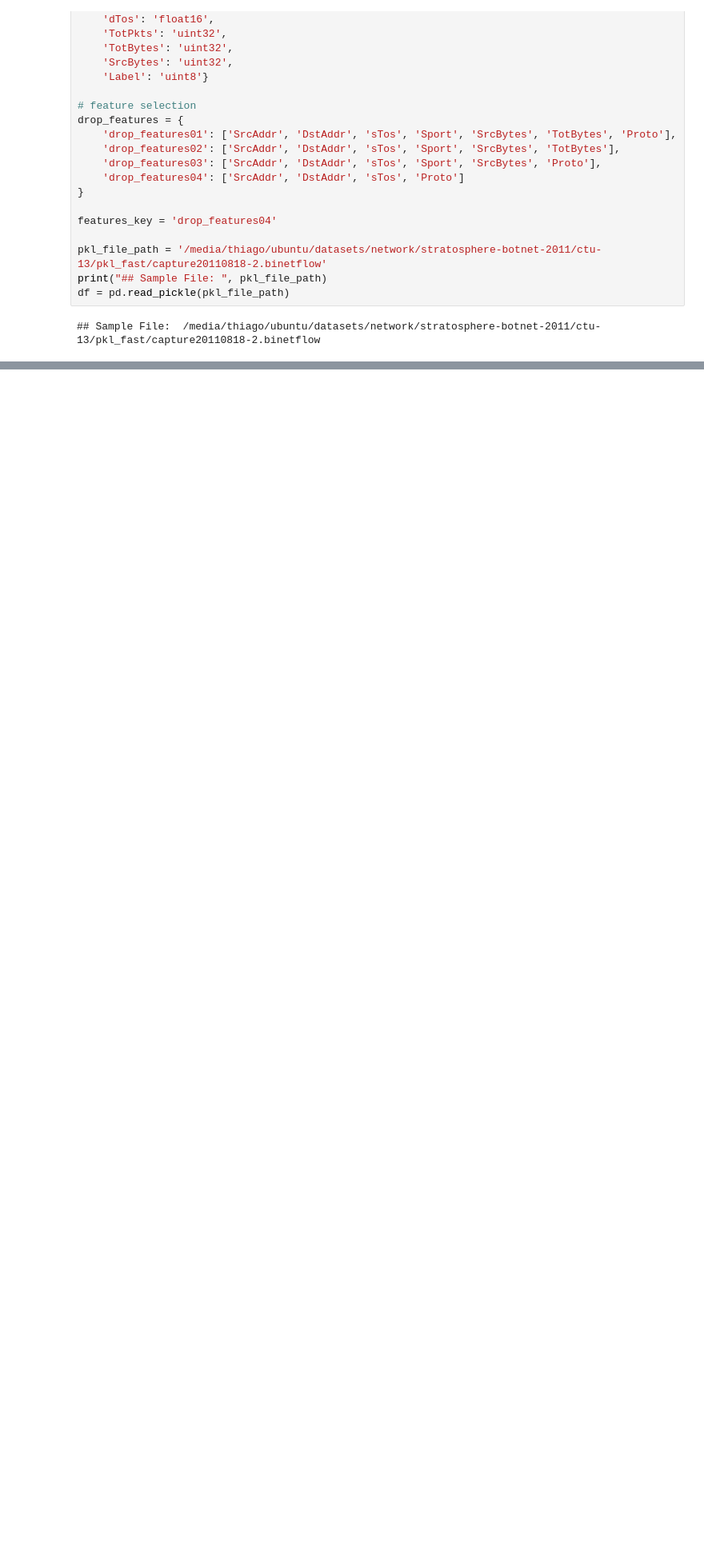
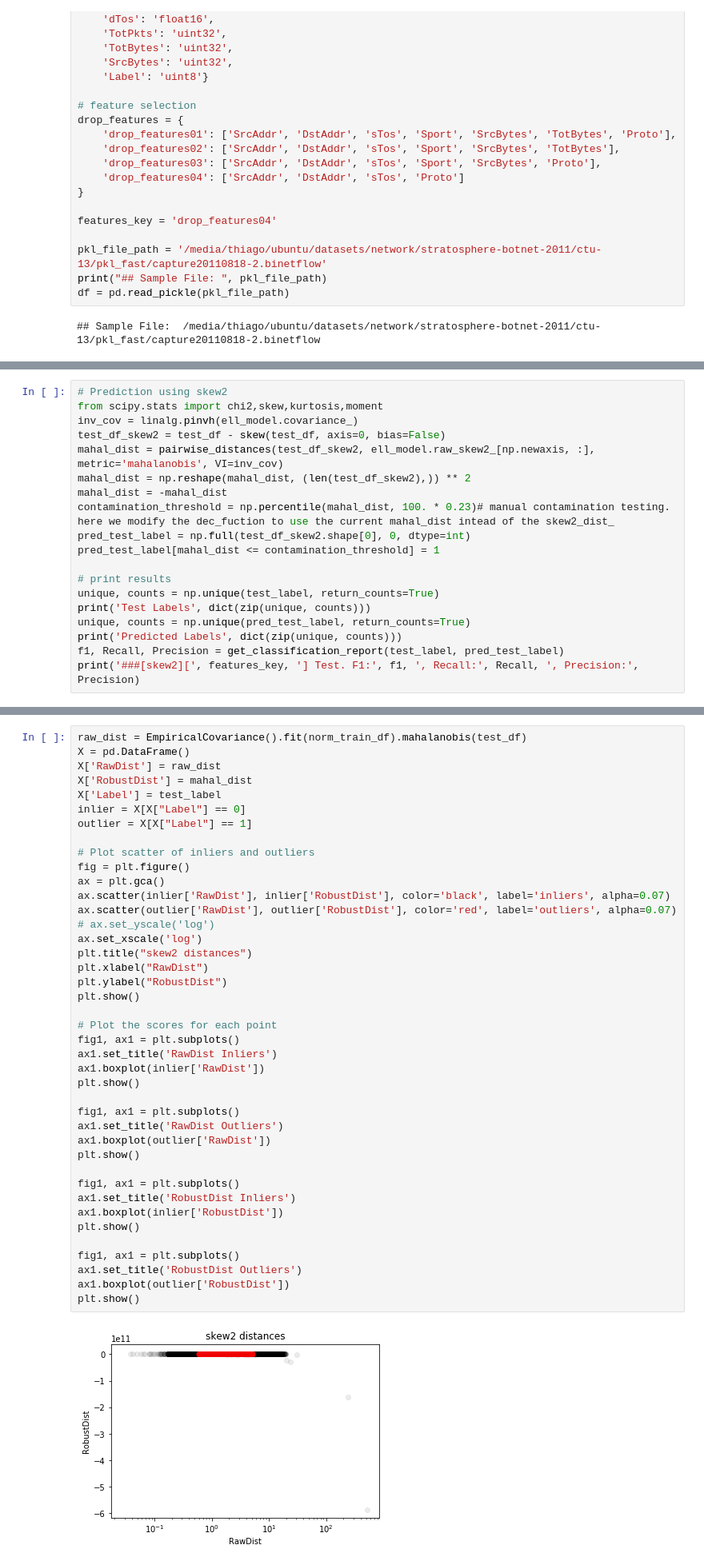
Before and after one commit to tpbvieira/anomaly-detection, a Jupyter notebook: network-attack-detection/botnet-detection-mcd.ipynb, the cells around one changed output, grey strips where cells are left out. Shown: that part at 80% size. Drawn from its saved outputs; the diff is of its cells as text; blank space fills up the shorter version.

Commit message:
reimplemented evaluation of moments and kurtosis works very well

```diff
--- a/network-attack-detection/botnet-detection-mcd.ipynb
+++ b/network-attack-detection/botnet-detection-mcd.ipynb
@@ -1068,0 +563,19 @@ print('###[EllipticEnvelope][', features_key, '] Test. F1:', f1, ', Recall:', Re
+# %%
+# Prediction using skew2
+from scipy.stats import chi2,skew,kurtosis,moment
+inv_cov = linalg.pinvh(ell_model.covariance_)
+test_df_skew2 = test_df - skew(test_df, axis=0, bias=False)
+mahal_dist = pairwise_distances(test_df_skew2, ell_model.raw_skew2_[np.newaxis, :], metric='mahalanobis', VI=inv_cov)
+mahal_dist = np.reshape(mahal_dist, (len(test_df_skew2),)) ** 2
+mahal_dist = -mahal_dist
+contamination_threshold = np.percentile(mahal_dist, 100. * 0.23)# manual contamination testing. here we modify the dec_fuction to use the current mahal_dist intead of the skew2_dist_
+pred_test_label = np.full(test_df_skew2.shape[0], 0, dtype=int)
+pred_test_label[mahal_dist <= contamination_threshold] = 1
+
+# print results
+unique, counts = np.unique(test_label, return_counts=True)
+print('Test Labels', dict(zip(unique, counts)))
+unique, counts = np.unique(pred_test_label, return_counts=True)
+print('Predicted Labels', dict(zip(unique, counts)))
+f1, Recall, Precision = get_classification_report(test_label, pred_test_label)
+print('###[skew2][', features_key, '] Test. F1:', f1, ', Recall:', Recall, ', Precision:', Precision)
@@ -1068,0 +586,43 @@ print('###[EllipticEnvelope][', features_key, '] Test. F1:', f1, ', Recall:', Re
+# %%
+raw_dist = EmpiricalCovariance().fit(norm_train_df).mahalanobis(test_df)
+X = pd.DataFrame()
+X['RawDist'] = raw_dist
+X['RobustDist'] = mahal_dist
+X['Label'] = test_label
+inlier = X[X["Label"] == 0]
+outlier = X[X["Label"] == 1]
+
+# Plot scatter of inliers and outliers
+fig = plt.figure()
+ax = plt.gca()
+ax.scatter(inlier['RawDist'], inlier['RobustDist'], color='black', label='inliers', alpha=0.07)
+ax.scatter(outlier['RawDist'], outlier['RobustDist'], color='red', label='outliers', alpha=0.07)
+# ax.set_yscale('log')
+ax.set_xscale('log')
+plt.title("skew2 distances")
+plt.xlabel("RawDist")
+plt.ylabel("RobustDist")
+plt.show()
+
+# Plot the scores for each point
+fig1, ax1 = plt.subplots()
+ax1.set_title('RawDist Inliers')
+ax1.boxplot(inlier['RawDist'])
+plt.show()
+
+fig1, ax1 = plt.subplots()
+ax1.set_title('RawDist Outliers')
+ax1.boxplot(outlier['RawDist'])
+plt.show()
+
+fig1, ax1 = plt.subplots()
+ax1.set_title('RobustDist Inliers')
+ax1.boxplot(inlier['RobustDist'])
+plt.show()
+
+fig1, ax1 = plt.subplots()
+ax1.set_title('RobustDist Outliers')
+ax1.boxplot(outlier['RobustDist'])
+plt.show()
+# %% [output]
+[figure, added]
```
Also changed, not shown: parts of 47 cells of this notebook, 1 other file.
